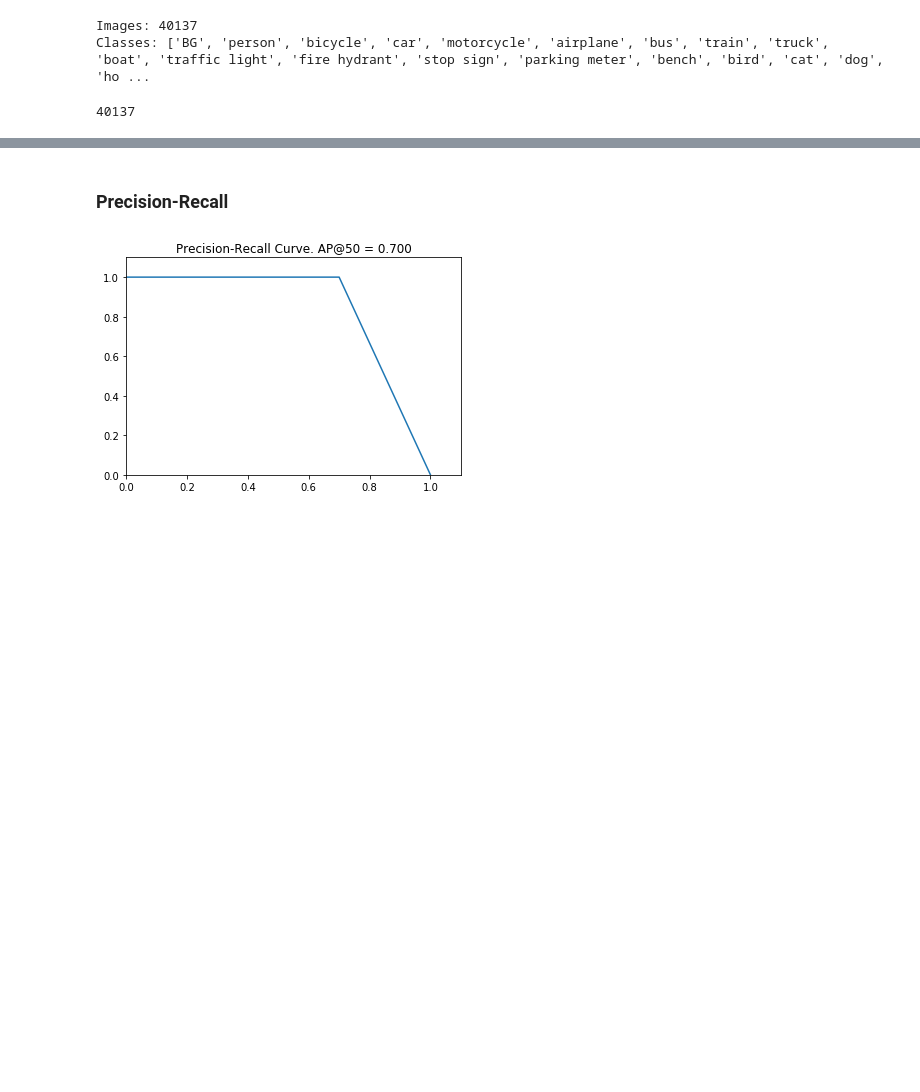
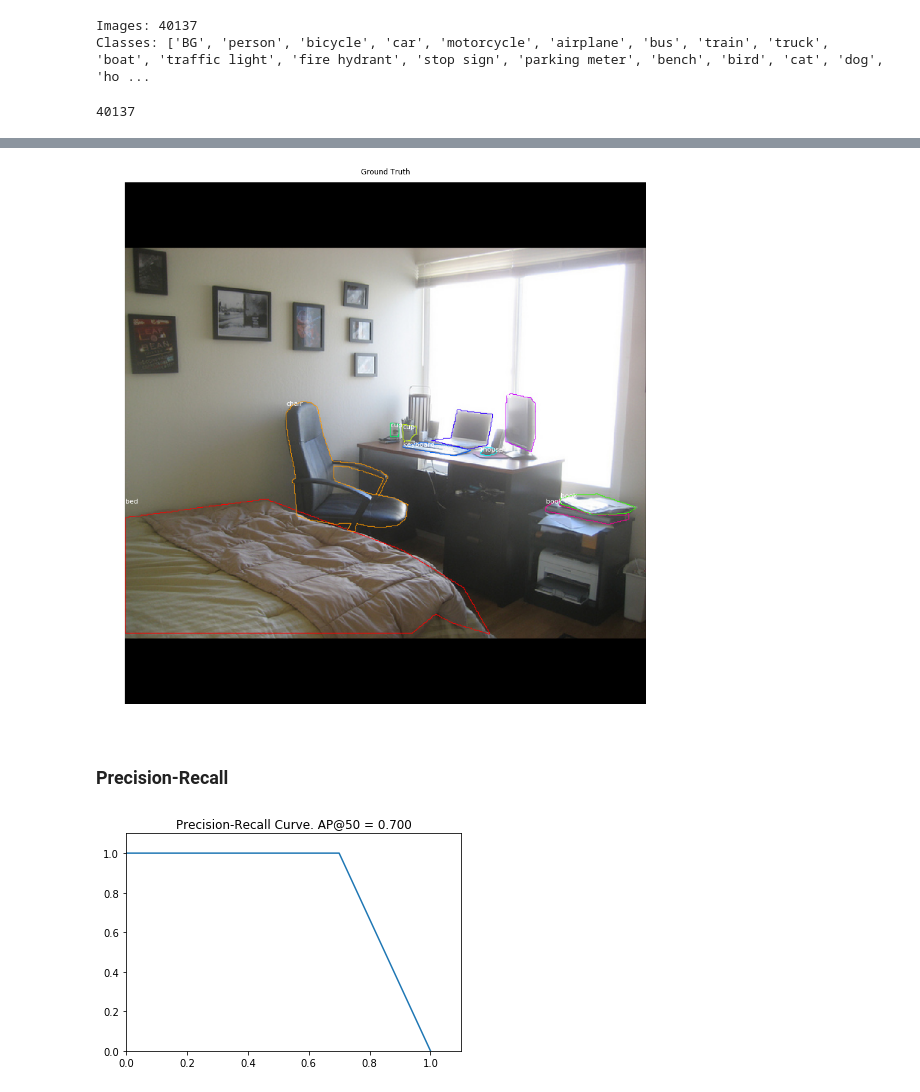
Before and after one commit to randomForester/HPB, a Jupyter notebook: TF_HPBrain/Temp/processing_maskrcnn.ipynb, the cells around one changed output, grey strips where cells are left out. Cells and saved outputs as stored; diff of their text form; code cells hidden in the pictures; blank space fills up the shorter version.

```diff
--- a/TF_HPBrain/Temp/processing_maskrcnn.ipynb
+++ b/TF_HPBrain/Temp/processing_maskrcnn.ipynb
@@ -340,3 +375,11 @@ gt_mask                  shape: (1024, 1024, 10)      min:    0.00000  max:    1
+# %%
+# Display Ground Truth only
+visualize.display_instances(image, gt_bbox, gt_mask, gt_class_id,
+                             dataset.class_names, ax=get_ax(1),
+                             show_bbox=False, show_mask=False,
+                             title="Ground Truth")
+# %% [output]
+[figure, added]
 # %% [markdown]
 ### Precision-Recall
 # %%
```
Also changed, not shown: parts of 5 cells of this notebook.
